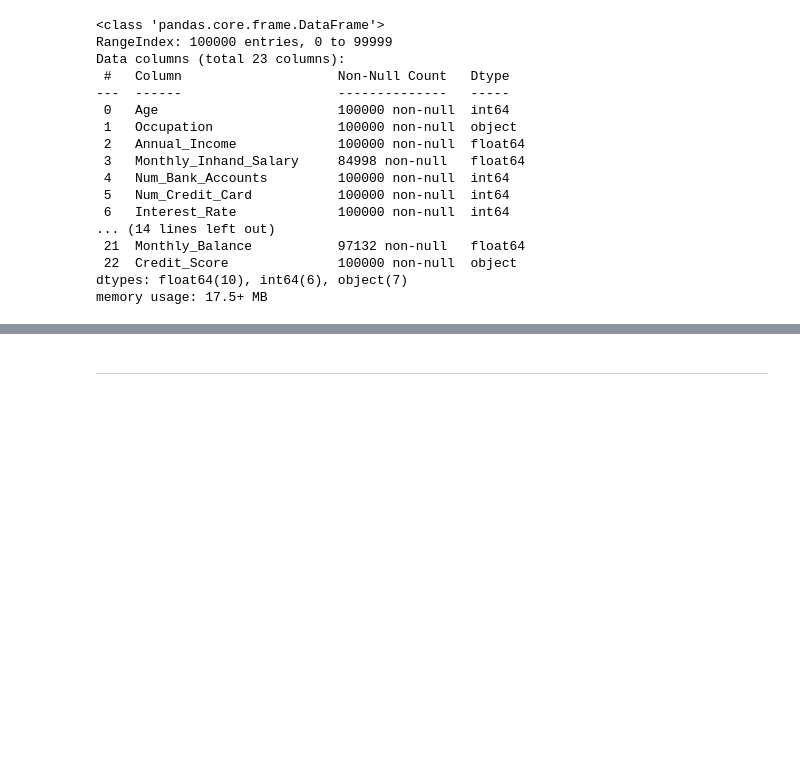
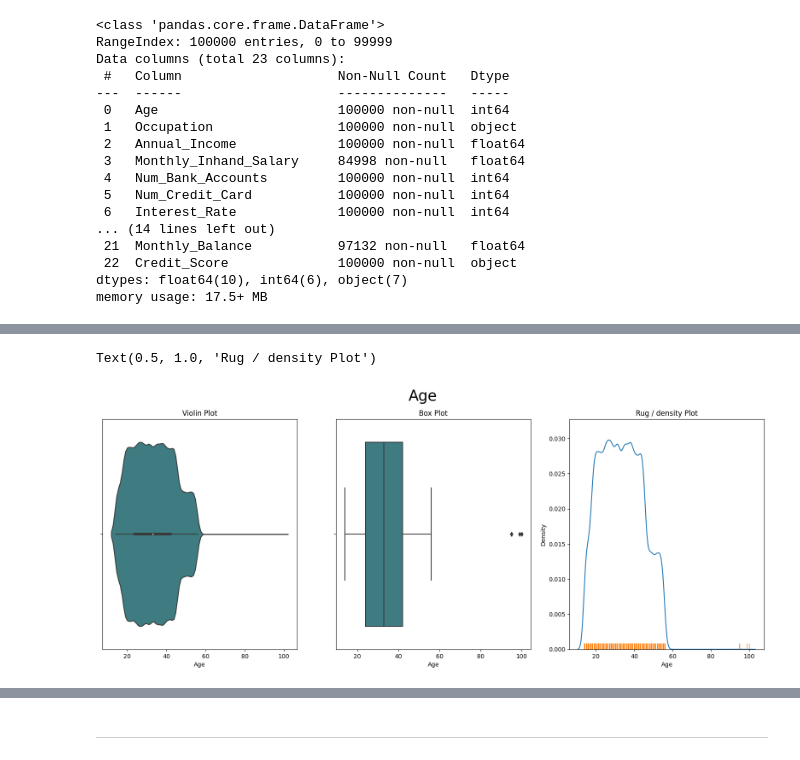
Before and after one commit to UnderCoverTable/Credit-Score-Classification, a Jupyter notebook: EDA.ipynb, the cells around one changed output, grey strips where cells are left out. Cells and saved outputs as stored; diff of their text form; code cells hidden in the pictures; blank space fills up the shorter version.

```diff
--- a/EDA.ipynb
+++ b/EDA.ipynb
@@ -244,0 +292,18 @@ credit_df[''].value_counts().plot(kind = 'bar');
+# %%
+
+figure, axis = plt.subplots(1, 3,figsize=(20, 7))
+figure.suptitle(feature, fontsize=25)
+
+v = sns.violinplot(score_df, x=feature, ax=axis[0], palette='crest')
+v.set_title("Violin Plot")
+
+b = sns.boxplot(score_df, x=feature, ax=axis[1], palette='crest')
+b.set_title("Box Plot")
+
+
+r = sns.kdeplot(score_df, x=feature,ax=axis[2])
+sns.rugplot(score_df, x=feature,ax=axis[2])
+r.set_title("Rug / density Plot")
+# %% [output]
+Text(0.5, 1.0, 'Rug / density Plot')
+[figure, added]
```
Also changed, not shown: parts of 15 cells of this notebook.
